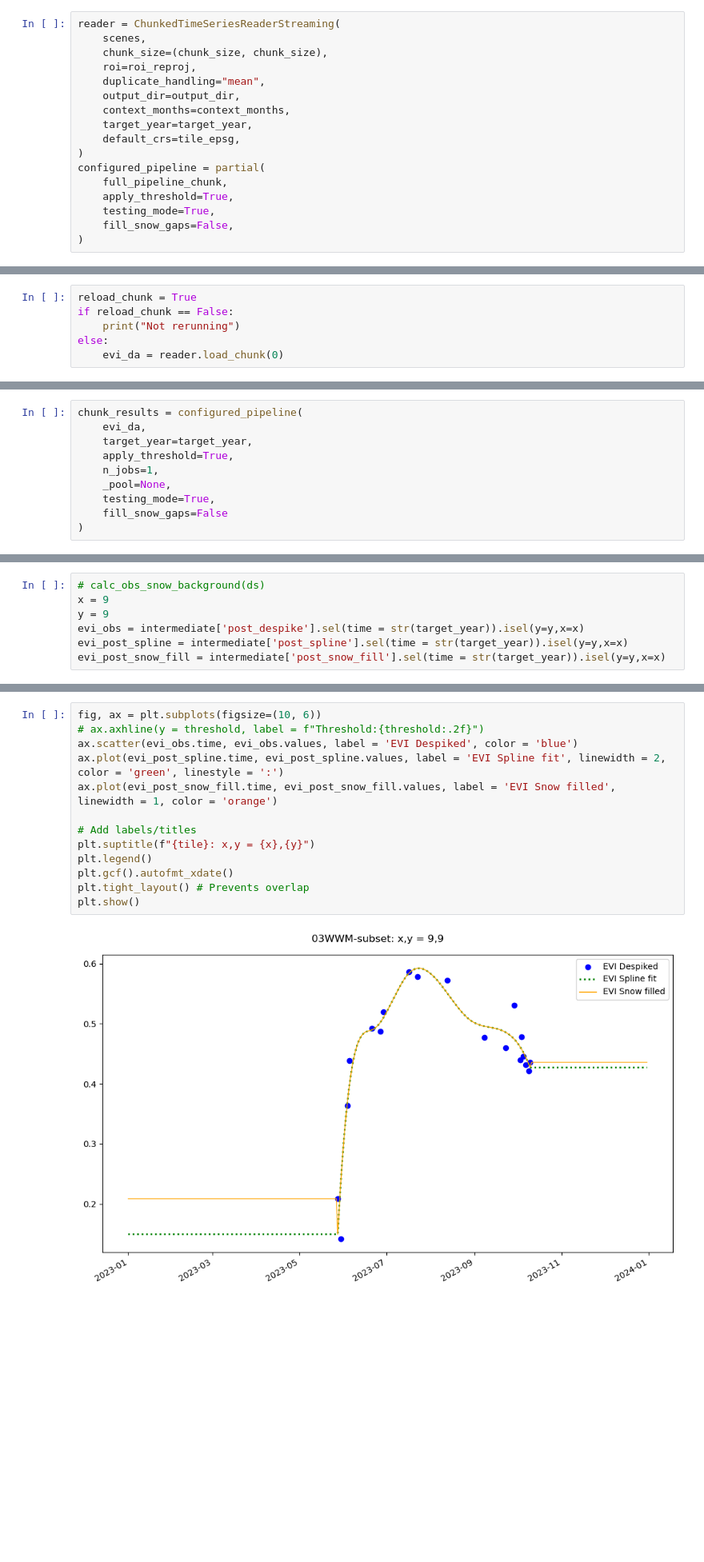
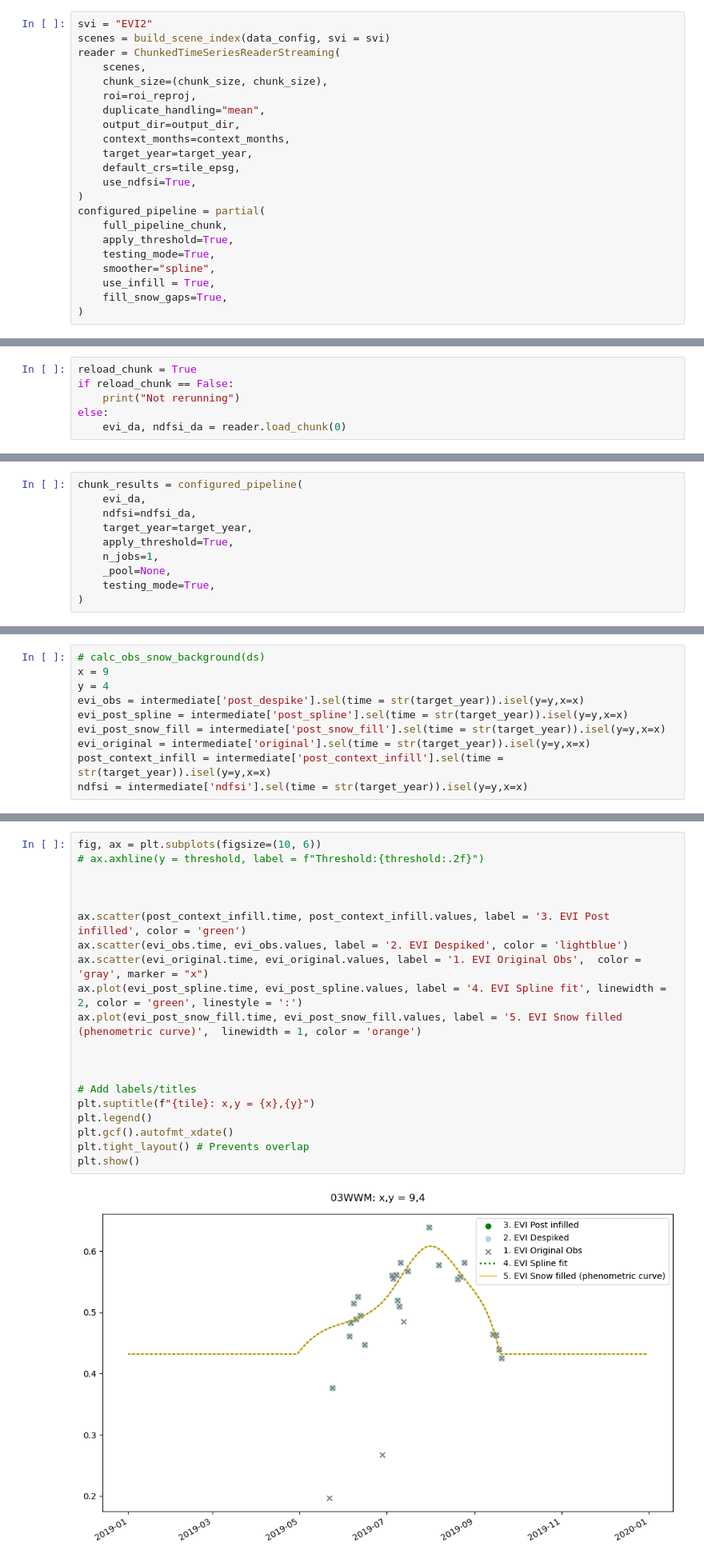
Before and after one commit to CQuinn8/HLS_phenometrics_maap, a Jupyter notebook: interactive_pheno_testing.ipynb, the cells around one changed output, grey strips where cells are left out. Shown at 80% size. Saved outputs shown, nothing was run; the diff lists cells and outputs as text; blank space fills up the shorter version.

```diff
--- a/interactive_pheno_testing.ipynb
+++ b/interactive_pheno_testing.ipynb
@@ -1559,6 +1901,8 @@ Step 5: Snow gap fill
 # %% [markdown]
 # SINGLE TEST MODE
 # %%
+svi = "EVI2"
+scenes = build_scene_index(data_config, svi = svi)
 reader = ChunkedTimeSeriesReaderStreaming(
     scenes,
     chunk_size=(chunk_size, chunk_size),
@@ -1568,11 +1912,14 @@ reader = ChunkedTimeSeriesReaderStreaming(
     context_months=context_months,
     target_year=target_year,
     default_crs=tile_epsg,
+    use_ndfsi=True,
 )
 configured_pipeline = partial(
     full_pipeline_chunk,
     apply_threshold=True,
     testing_mode=True,
-    fill_snow_gaps=False,
+    smoother="spline",
+    use_infill = True,
+    fill_snow_gaps=True,
 )
 # %% [output]
@@ -1597,7 +1947,7 @@ reload_chunk = True
 if reload_chunk == False:
     print("Not rerunning")
 else:
-    evi_da = reader.load_chunk(0)
+    evi_da, ndfsi_da = reader.load_chunk(0)
 # %% [output]
   Loading date 1/444
   Loading date 26/444
@@ -1621,12 +1971,12 @@ else:
 # %%
 chunk_results = configured_pipeline(
     evi_da,
+    ndfsi=ndfsi_da,
     target_year=target_year,
     apply_threshold=True,
     n_jobs=1,
     _pool=None,
     testing_mode=True,
-    fill_snow_gaps=False
 )
 # %% [output]
 Step1: Thresholding
@@ -1722,10 +2269,13 @@ dict_keys(['original', 'post_threshold', 'post_despike', 'post_spline', 'post_sn
 # %%
 # calc_obs_snow_background(ds)
 x = 9
-y = 9
+y = 4
 evi_obs = intermediate['post_despike'].sel(time = str(target_year)).isel(y=y,x=x)
 evi_post_spline = intermediate['post_spline'].sel(time = str(target_year)).isel(y=y,x=x)
 evi_post_snow_fill = intermediate['post_snow_fill'].sel(time = str(target_year)).isel(y=y,x=x)
+evi_original = intermediate['original'].sel(time = str(target_year)).isel(y=y,x=x)
+post_context_infill = intermediate['post_context_infill'].sel(time = str(target_year)).isel(y=y,x=x)
+ndfsi = intermediate['ndfsi'].sel(time = str(target_year)).isel(y=y,x=x)
 # %%
 threshold = (evi_obs.min() + (evi_obs.max(dim='time', skipna=True) - evi_obs.min(dim='time', skipna=True)) * 0.05).values
 threshold
@@ -1734,15 +2288,22 @@ array(0.16428172)
 # %%
 fig, ax = plt.subplots(figsize=(10, 6))
 # ax.axhline(y = threshold, label = f"Threshold:{threshold:.2f}")
-ax.scatter(evi_obs.time, evi_obs.values, label = 'EVI Despiked', color = 'blue')
-ax.plot(evi_post_spline.time, evi_post_spline.values, label = 'EVI Spline fit', linewidth = 2, color = 'green', linestyle = ':')
-ax.plot(evi_post_snow_fill.time, evi_post_snow_fill.values, label = 'EVI Snow filled',  linewidth = 1, color = 'orange')
+
+
+
+ax.scatter(post_context_infill.time, post_context_infill.values, label = '3. EVI Post infilled', color = 'green')
+ax.scatter(evi_obs.time, evi_obs.values, label = '2. EVI Despiked', color = 'lightblue')
+ax.scatter(evi_original.time, evi_original.values, label = '1. EVI Original Obs',  color = 'gray', marker = "x")
+ax.plot(evi_post_spline.time, evi_post_spline.values, label = '4. EVI Spline fit', linewidth = 2, color = 'green', linestyle = ':')
+ax.plot(evi_post_snow_fill.time, evi_post_snow_fill.values, label = '5. EVI Snow filled (phenometric curve)',  linewidth = 1, color = 'orange')
+
+
 
 # Add labels/titles
 plt.suptitle(f"{tile}: x,y = {x},{y}")
 plt.legend()
 plt.gcf().autofmt_xdate()
 plt.tight_layout() # Prevents overlap
 plt.show()
 # %% [output]
-[figure, old version]
+[figure, new version]
```
Also changed, not shown: parts of 57 cells of this notebook, 1 other file.
